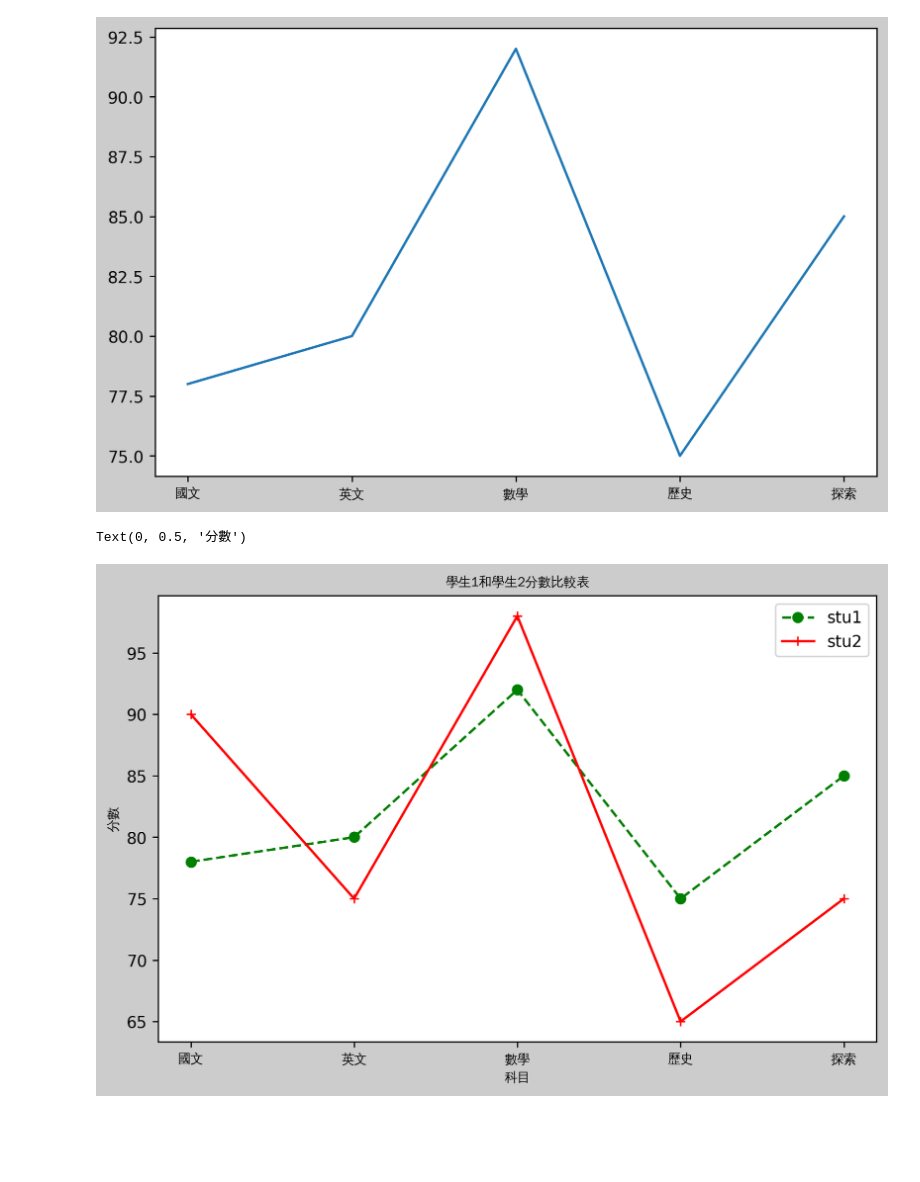
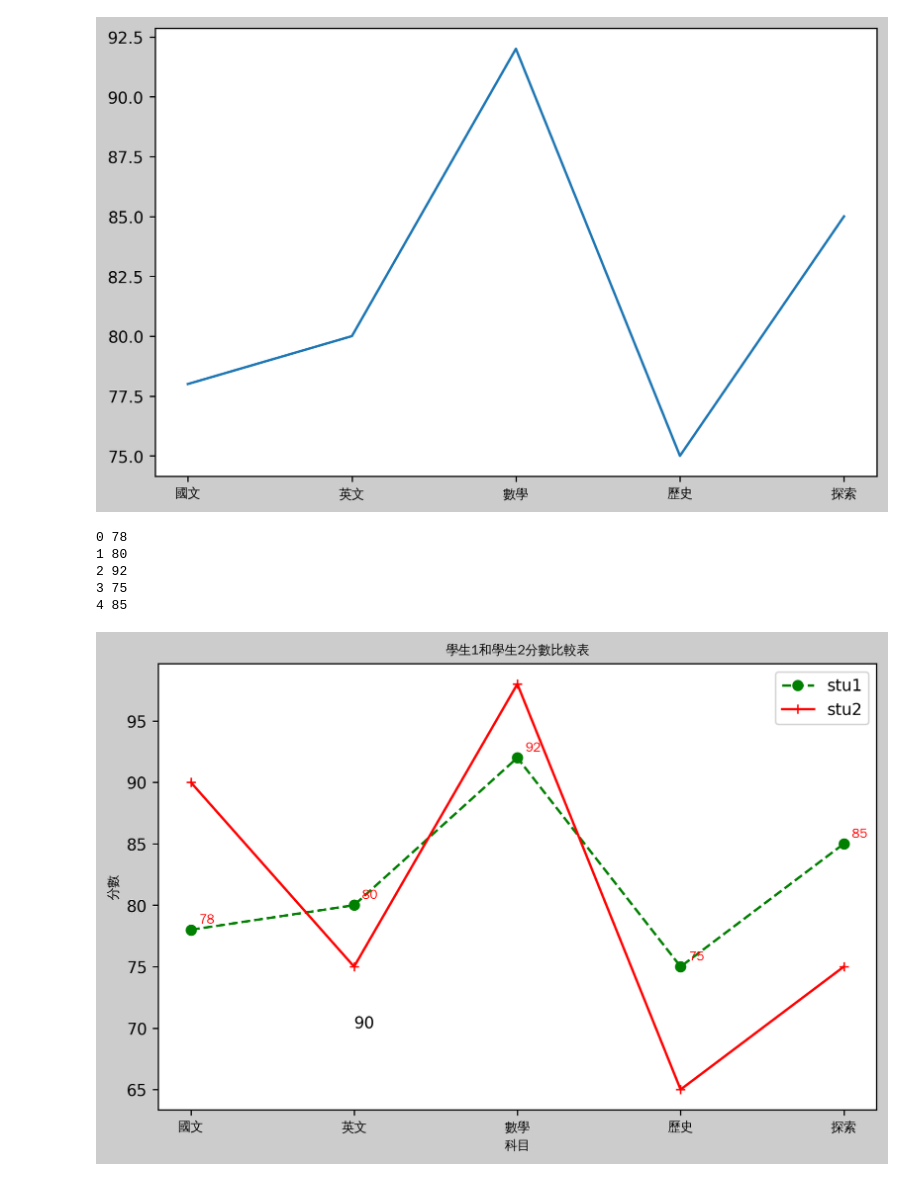
Before and after one commit to Bebe1125/_2023_07_23_sunday_, a Jupyter notebook: lesson15_1.ipynb, the cells around one changed output. Saved outputs shown, nothing was run; the diff lists cells and outputs as text; code cells hidden in the pictures; blank space fills up the shorter version.

```diff
--- a/lesson15_1.ipynb
+++ b/lesson15_1.ipynb
@@ -30,31 +30,40 @@ axes.set_xticklabels(student1.keys(),fontproperties=font)
 # %%
 #使用codespace 要安裝中文字型
 #install 要加-y
 #命令列:sudo apt-get update -y
 #命令列:sudo apt-get install -y fonts-wqy-zenhei
 #說明網址:https://askubuntu.com/questions/490829/how-can-i-install-chinese-fonts-on-kubuntu-14-04
 #字型位置:/usr/share/fonts/truetype/wqy/wqy-zenhei.ttc
 
 import matplotlib.pyplot as plt
 from matplotlib.font_manager import FontProperties
 #mac: font=FontProperties(fname='/Library/Fonts/Arial Unicode.ttf',size=8)
 #mac: font1=FontProperties(fname='/Library/Fonts/Arial Unicode.ttf',size=12)
 #window: font=FontProperties(fname=r'c:\windows\fonts\simsun.ttc',size=8)
 
 font = FontProperties(fname='/usr/share/fonts/truetype/wqy/wqy-zenhei.ttc',size=8)
 
 student1 =  {'國文':78, '英文':80, '數學':92, '歷史':75, '探索':85}
 student2 = {'國文':90, '英文':75, '數學':98, '歷史':65, '探索':75}
 
 figure = plt.figure(figsize=(8, 5), dpi=250, facecolor="#cccccc")
 axes = figure.add_subplot(1,1,1)
 axes.plot(student1.keys(),student1.values(),'g--o',label='stu1')
 axes.plot(student2.keys(),student2.values(),'r-+',label='stu2')
 axes.set_xticklabels(student1.keys(),fontproperties=font)
 axes.legend()
 axes.set_title("學生1和學生2分數比較表",fontproperties=font)
 axes.set_xlabel("科目",fontproperties=font)
 axes.set_ylabel("分數",fontproperties=font)
+axes.annotate('90',(1,70))
+for x in axes.get_xticks():
+    value1 = list(student1.values())[x]
+    print(x,value1)
+    axes.annotate(str(value1),(x+0.05,value1+0.5),fontproperties=font,color='red')
 # %% [output]
-Text(0, 0.5, '分數')
+0 78
+1 80
+2 92
+3 75
+4 85
-[figure, old version]
+[figure, new version]
```
Also changed, not shown: parts of 1 cell of this notebook.
